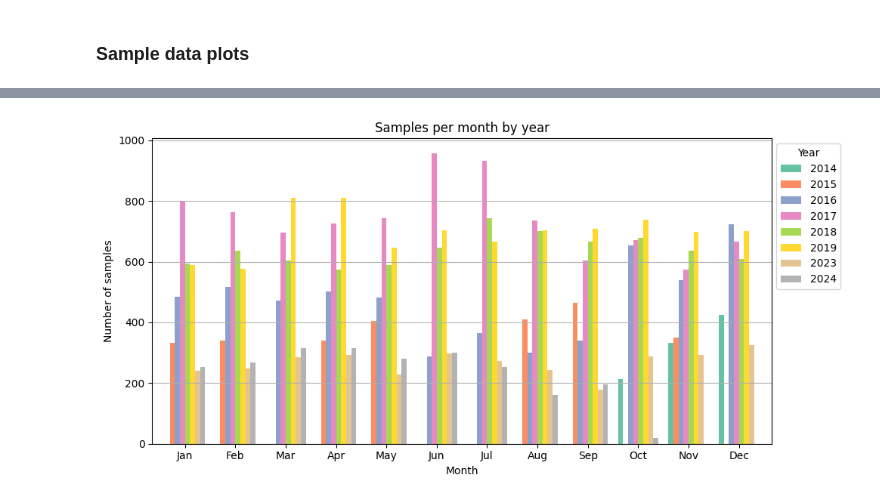
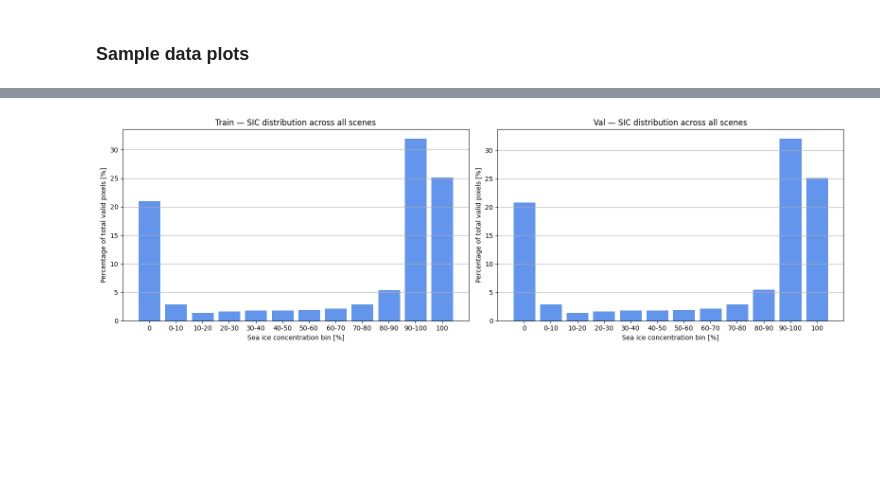
Before and after one commit to NinnaL/Master-thesis---Super-resolution-sea-ice-concentration-using-generative-AI, a Jupyter notebook: Code/data_explorer.ipynb, the cells around one changed output, grey strips where cells are left out. Cells and saved outputs as stored; diff of their text form; code cells hidden in the pictures; blank space fills up the shorter version.

```diff
--- a/Code/data_explorer.ipynb
+++ b/Code/data_explorer.ipynb
@@ -201,3 +212,18 @@ plt.show()
 # %%
-train_csv = '/dmidata/users/nili/Master/Master-thesis---Super-resolution-sea-ice-concentration-using-generative-AI/training_index.csv'
-df_train = pd.read_csv(train_csv)
+df = pd.read_csv(TRAINING_INDEX_CSV)
+
+# Use the split column written by add_split_column() in preprocess.py
+# If the column does not exist yet, create it here with the same seed
+if 'split' not in df.columns:
+    from sklearn.model_selection import train_test_split
+    train_idx, val_idx = train_test_split(df.index.tolist(), test_size=0.2, random_state=42, shuffle=True)
+    df['split'] = 'train'
+    df.loc[val_idx, 'split'] = 'val'
+    print('split column created on the fly (not yet saved to CSV)')
+
+df_train = df[df['split'] == 'train'].reset_index(drop=True)
+df_val   = df[df['split'] == 'val'].reset_index(drop=True)
+
+print(f'Total  : {len(df)}')
+print(f'Train  : {len(df_train)}')
+print(f'Val    : {len(df_val)}')
@@ -249,19 +292,25 @@ ax.set_ylim(-5e6, 3e6)
 # %%
-fig, ax = plt.subplots(figsize=(10, 5))
+# SIC pixel distribution
+# class balance check between splits
+bins = ['val_0', '0-10', '10-20', '20-30', '30-40', '40-50',
+        '50-60', '60-70', '70-80', '80-90', '90-100', 'val_100']
+xlabels = ['0', '0-10', '10-20', '20-30', '30-40', '40-50',
+           '50-60', '60-70', '70-80', '80-90', '90-100', '100']
 
-df_train.groupby(['year', 'month']).size().unstack(level=0).plot(
-    kind='bar', ax=ax, colormap='Set2', width=0.8
-)
-ax.grid(axis='y')
-ax.set_xlabel('Month')
-ax.set_ylabel('Number of samples')
-ax.set_title('Samples per month by year')
-ax.set_xticks(range(12))
-ax.set_xticklabels(['Jan','Feb','Mar','Apr','May','Jun','Jul','Aug','Sep','Oct','Nov','Dec'], rotation=0)
-ax.legend(title='Year', bbox_to_anchor=(1.12,1), loc='upper right')
+fig, axes = plt.subplots(1, 2, figsize=(16, 5))
 
+for ax, dfs, title in zip(axes, [df_train, df_val], ['Train', 'Val']):
+    bin_totals = dfs[bins].sum()
+    bin_pct    = bin_totals / bin_totals.sum() * 100
+    ax.bar(range(len(bins)), bin_pct, color='cornflowerblue', edgecolor='steelblue', linewidth=0.5)
+    ax.set_xticks(range(len(bins)))
+    ax.set_xticklabels(xlabels, rotation=0)
+    ax.set_xlabel('Sea ice concentration bin [%]')
+    ax.set_ylabel('Percentage of total valid pixels [%]')
+    ax.set_title(f'{title} — SIC distribution across all scenes')
+    ax.grid(axis='y')
 
 plt.tight_layout()
 plt.show()
 # %% [output]
-[figure, old version]
+[figure, new version]
```
Also changed, not shown: parts of 10 cells of this notebook, 1 other file.
